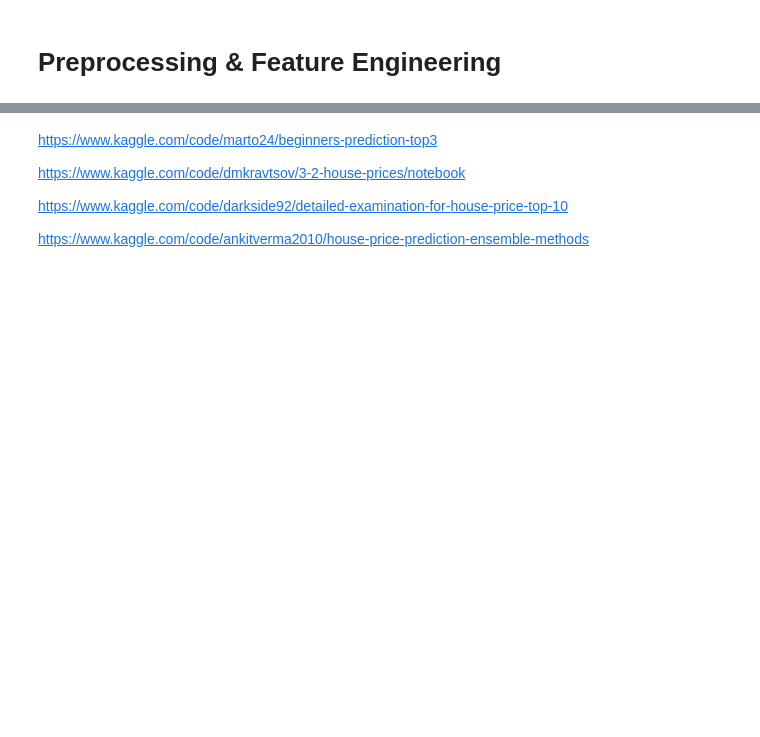
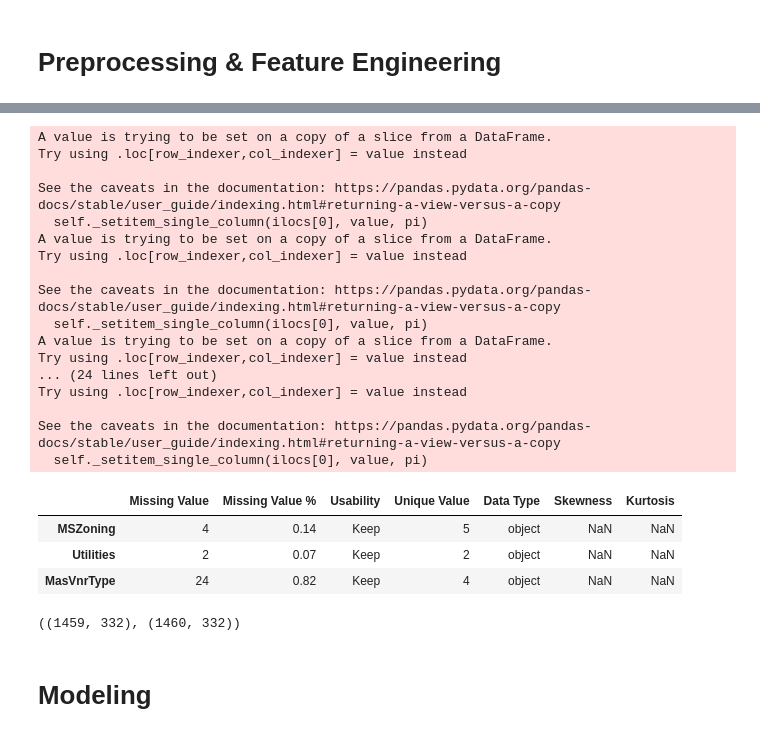
Before and after one commit to eh329/Kaggle, a Jupyter notebook: house-eh329-price.ipynb, the cells around one changed output, grey strips where cells are left out. Drawn from its saved outputs; the diff is of its cells as text; code cells hidden in the pictures; blank space fills up the shorter version.

```diff
--- a/house-eh329-price.ipynb
+++ b/house-eh329-price.ipynb
@@ -223,3 +223,33 @@ stats.head()
+# %%
+# Functions needed for Preprocessing and Feature Engineering
+
+def impute_knn(df):
+    """
+    Accepts data and calculates the missing values for numercial columns uing KNN
+    algorithm with 5 nearest neighbors
+
+    Parameters
+    ----------
+    data: Pandas dataframe
+
+    Returns
+    ----------
+    Pandas dataframe
+    """
+    num_in = df.select_dtypes(include=[np.number])
+    num_ex = df.select_dtypes(exclude=[np.number])
+
+    cols_nan = num_in.columns[num_in.isna().any()].tolist()         # columns w/ nan
+    cols_no_nan = num_in.columns.difference(cols_nan).values     # columns w/n nan
+
+    for col in cols_nan:
+        imp_test = num_in[num_in[col].isna()]   # indicies which have missing data will become our test set
+        imp_train = num_in.dropna()          # all indicies which which have no missing data
+        model = KNeighborsRegressor(n_neighbors = 5)  # KNN Unsupervised Approach
+        knn = model.fit(imp_train[cols_no_nan], imp_train[col])
+        num_in.loc[num_in[col].isna(), col] = knn.predict(imp_test[cols_no_nan])
+
+    return pd.concat([num_in, num_ex], axis = 1)
 # %%
 # For this part, it is requred to apply changes to both train and test dataset
 # Thus, the two dataframes are concatenated into one in order to avoid doing anything twice
@@ -279,8 +310,26 @@ stats[(stats["Usability"] == "Discard") | (stats["Missing Value"] > 0)]
-# %% [markdown]
-https://www.kaggle.com/code/marto24/beginners-prediction-top3
-
-https://www.kaggle.com/code/dmkravtsov/3-2-house-prices/notebook
-
-https://www.kaggle.com/code/darkside92/detailed-examination-for-house-price-top-10
-
-https://www.kaggle.com/code/ankitverma2010/house-price-prediction-ensemble-methods
+# %%
+two_total = impute_knn(final)
+two_total_res = basic_details(two_total)
+two_total_res[two_total_res["Missing Value"] > 0]
+# %% [output]
+A value is trying to be set on a copy of a slice from a DataFrame.
+Try using .loc[row_indexer,col_indexer] = value instead
+
+See the caveats in the documentation: https://pandas.pydata.org/pandas-docs/stable/user_guide/indexing.html#returning-a-view-versus-a-copy
+  self._setitem_single_column(ilocs[0], value, pi)
+A value is trying to be set on a copy of a slice from a DataFrame.
+Try using .loc[row_indexer,col_indexer] = value instead
+
+See the caveats in the documentation: https://pandas.pydata.org/pandas-docs/stable/user_guide/indexing.html#returning-a-view-versus-a-copy
+  self._setitem_single_column(ilocs[0], value, pi)
+A value is trying to be set on a copy of a slice from a DataFrame.
+Try using .loc[row_indexer,col_indexer] = value instead
+... (24 lines left out)
+Try using .loc[row_indexer,col_indexer] = value instead
+
+See the caveats in the documentation: https://pandas.pydata.org/pandas-docs/stable/user_guide/indexing.html#returning-a-view-versus-a-copy
+  self._setitem_single_column(ilocs[0], value, pi)
+|  | Missing Value | Missing Value % | Usability | Unique Value | Data Type | Skewness | Kurtosis |
+| MSZoning | 4 | 0.14 | Keep | 5 | object | NaN | NaN |
+| Utilities | 2 | 0.07 | Keep | 2 | object | NaN | NaN |
+| MasVnrType | 24 | 0.82 | Keep | 4 | object | NaN | NaN |
@@ -286,0 +355,6 @@ https://www.kaggle.com/code/ankitverma2010/house-price-prediction-ensemble-metho
+# %%
+x_test.shape , x_train.shape
+# %% [output]
+((1459, 332), (1460, 332))
+# %% [markdown]
+# Modeling
```
Also changed, not shown: parts of 9 cells of this notebook.
